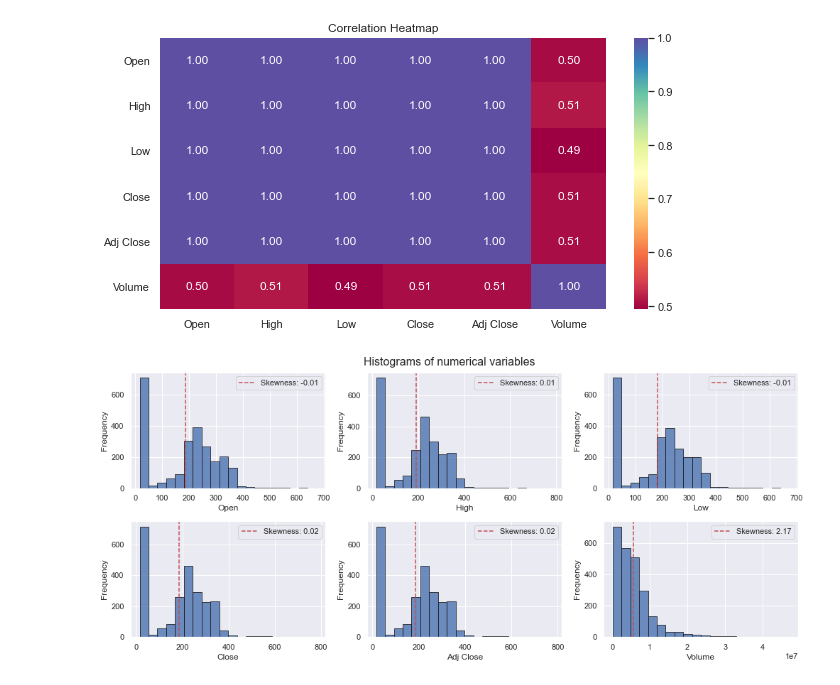
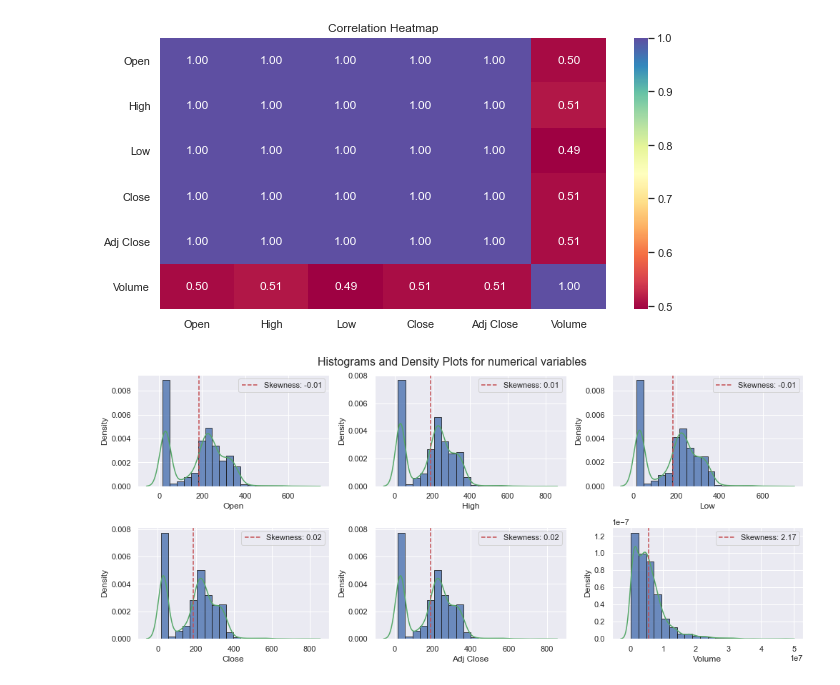
Before and after one commit to Mwizerwa/Stock_Price_Prediction, a Jupyter notebook: notebooks/data_exploration.ipynb, the cells around one changed output. Cells and saved outputs as stored; diff of their text form; code cells hidden in the pictures.

```diff
--- a/notebooks/data_exploration.ipynb
+++ b/notebooks/data_exploration.ipynb
@@ -35,21 +35,22 @@ plt.show()
 # %%
 #Plot histograms
 plt.figure(figsize=(14, 6))
 
 #Loop through variables
 for i, column in enumerate(dataset.columns[1:], 1):
     plt.subplot(2, 3, i)
-    plt.hist(dataset[column], bins=20, edgecolor="k", alpha=0.8)
+    plt.hist(dataset[column], bins=20, edgecolor="k", alpha=0.8, density=True)
+    sns.kdeplot(dataset[column], color="g")
     plt.xlabel(column)
-    plt.ylabel("Frequency")
+    plt.ylabel("Density")
 
     #Calculate and display skewness
     skewness = dataset[column].skew()
     plt.axvline(x=dataset[column].mean(), color="r", linestyle="--", label=f"Skewness: {skewness:.2f}")
     plt.legend()
 
-plt.tight_layout()  # Ensure proper spacing between subplots
-plt.suptitle("Histograms for numerical variables", fontsize=16, y=1.02)
+plt.tight_layout()
+plt.suptitle("Histograms and Density Plots for numerical variables", fontsize=16, y=1.02)
 plt.show()
 # %% [output]
-[figure, old version]
+[figure, new version]
```
Also changed, not shown: parts of 1 cell of this notebook.
